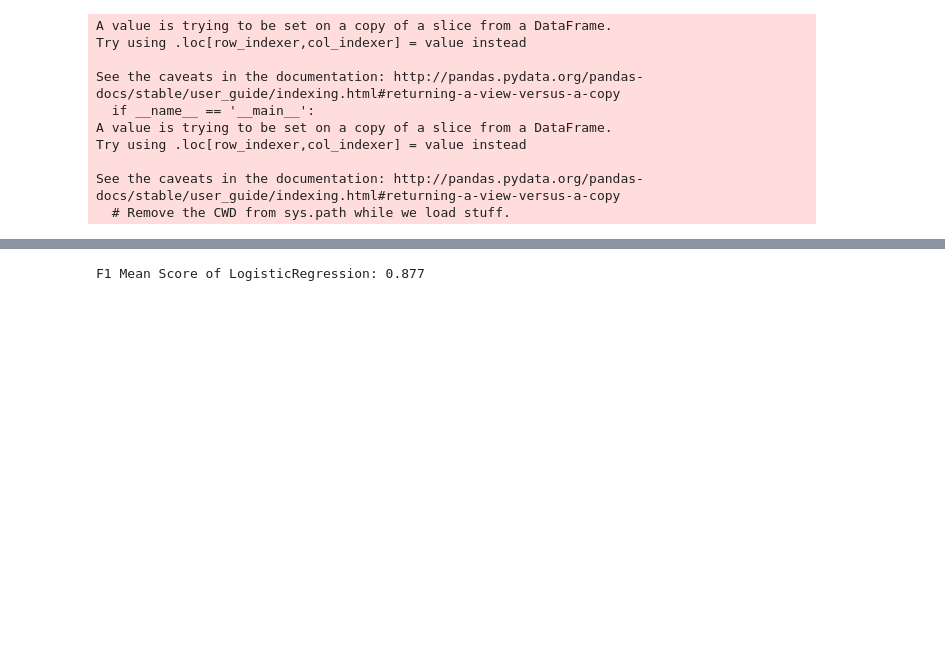
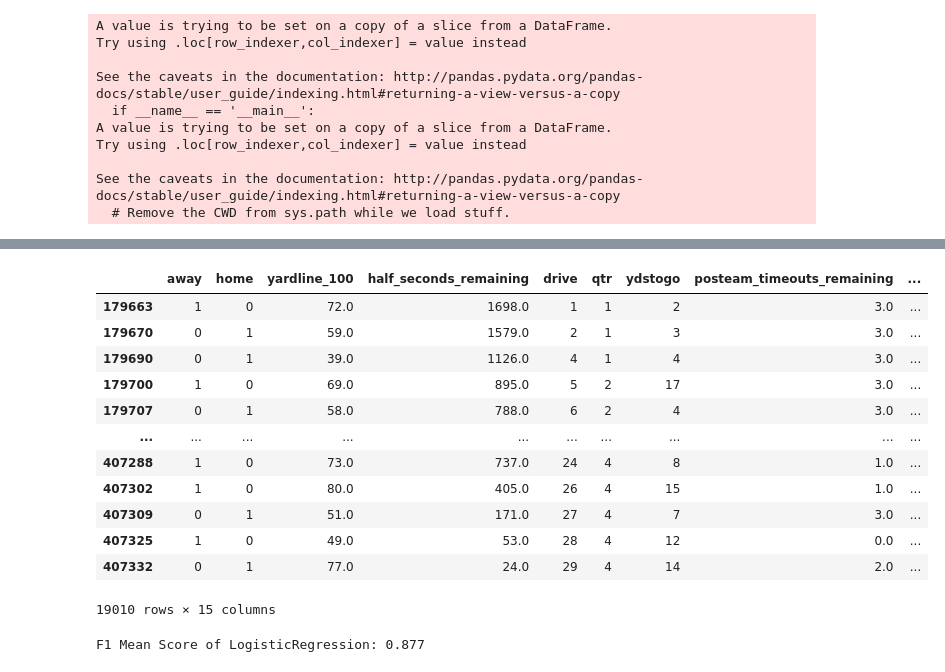
Before and after one commit to morganabbitt/NFL-Analytics, a Jupyter notebook: notebooks/4thdown_classification3.ipynb, the cells around one changed output, grey strips where cells are left out. Cells and saved outputs as stored; diff of their text form; code cells hidden in the pictures; blank space fills up the shorter version.

```diff
--- a/notebooks/4thdown_classification3.ipynb
+++ b/notebooks/4thdown_classification3.ipynb
@@ -103,6 +119,22 @@ X_test = test.drop(columns=['target', 'play_type'])
 y_train = train['target']
 #drops target and playtype columns
 X_train = train.drop(columns=['target', 'play_type'])
+# %%
+X_train
+# %% [output]
+|  | away | home | yardline_100 | half_seconds_remaining | drive | qtr | ydstogo | posteam_timeouts_remaining | ... |
+| 179663 | 1 | 0 | 72.0 | 1698.0 | 1 | 1 | 2 | 3.0 | ... |
+| 179670 | 0 | 1 | 59.0 | 1579.0 | 2 | 1 | 3 | 3.0 | ... |
+| 179690 | 0 | 1 | 39.0 | 1126.0 | 4 | 1 | 4 | 3.0 | ... |
+| 179700 | 1 | 0 | 69.0 | 895.0 | 5 | 2 | 17 | 3.0 | ... |
+| 179707 | 0 | 1 | 58.0 | 788.0 | 6 | 2 | 4 | 3.0 | ... |
+| ... | ... | ... | ... | ... | ... | ... | ... | ... | ... |
+| 407288 | 1 | 0 | 73.0 | 737.0 | 24 | 4 | 8 | 1.0 | ... |
+| 407302 | 1 | 0 | 80.0 | 405.0 | 26 | 4 | 15 | 1.0 | ... |
+| 407309 | 0 | 1 | 51.0 | 171.0 | 27 | 4 | 7 | 3.0 | ... |
+| 407325 | 1 | 0 | 49.0 | 53.0 | 28 | 4 | 12 | 0.0 | ... |
+| 407332 | 0 | 1 | 77.0 | 24.0 | 29 | 4 | 14 | 2.0 | ... |
+19010 rows × 15 columns
 # %%
 #base model: out of box multiclass logistic regression
 cross_val(LogisticRegression(solver='newton-cg', multi_class='multinomial'), X_train.values, y_train.values)
```
Also changed, not shown: parts of 12 cells of this notebook, 1 other file.
